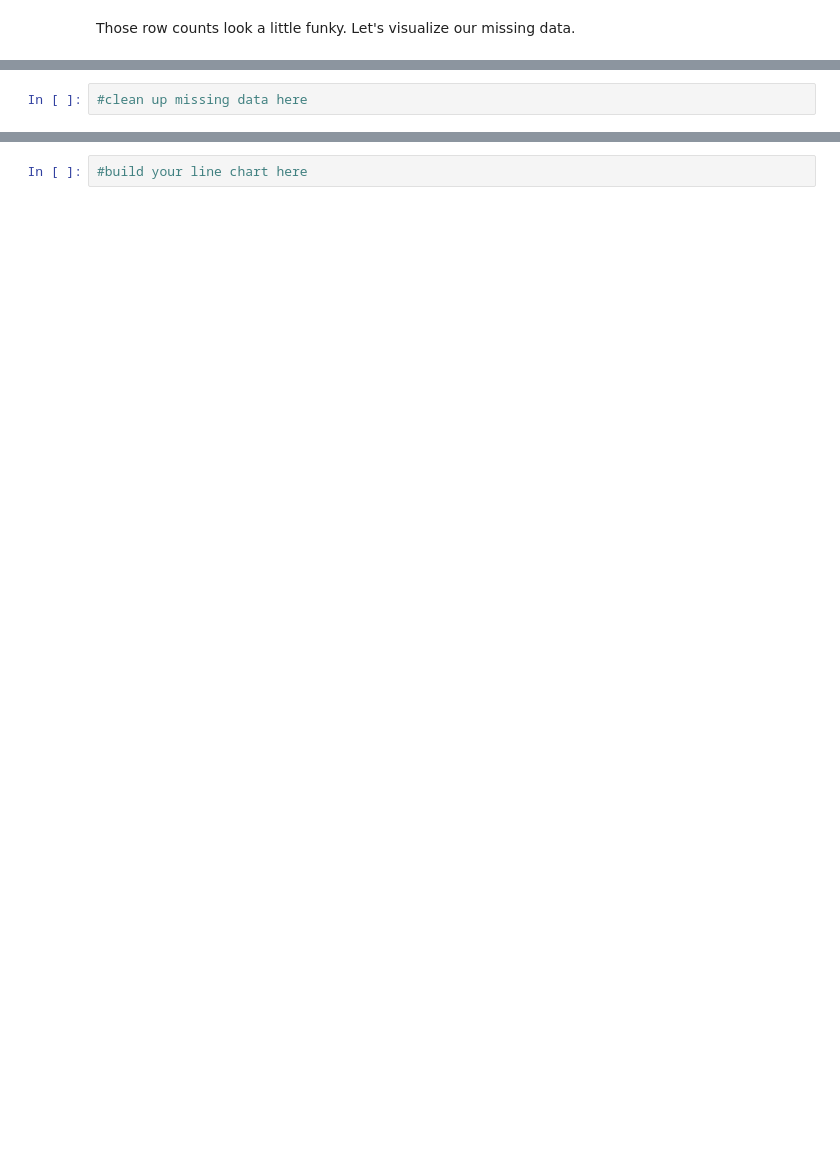
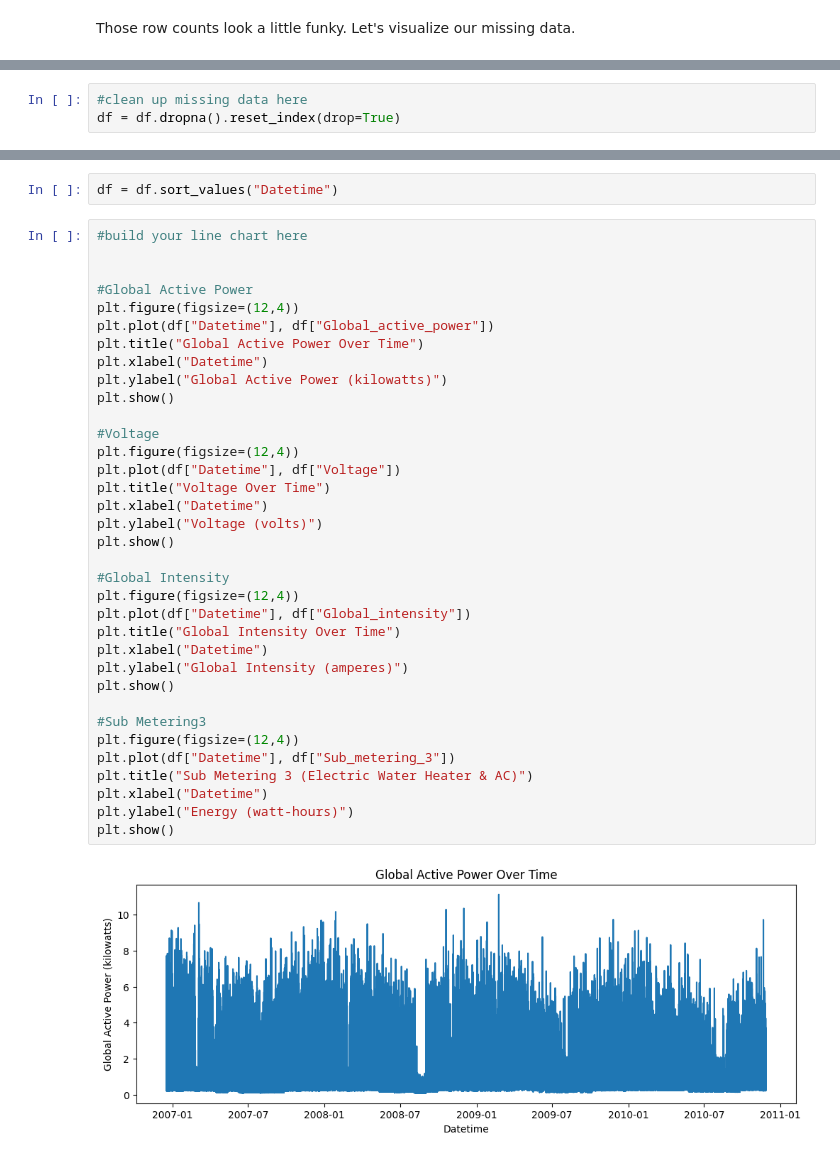
Before and after one commit to vedpd/aai-iot-cleaning-and-eda, a Jupyter notebook: Cleaning & EDA Assignment .ipynb, the cells around one changed output, grey strips where cells are left out. Cells and saved outputs as stored; diff of their text form; blank space fills up the shorter version.

```diff
--- a/Cleaning & EDA Assignment .ipynb
+++ b/Cleaning & EDA Assignment .ipynb
@@ -187,6 +198,7 @@ A:
 **TODO:Use your preferred method to remove or impute a value for the missing data**
 # %%
 #clean up missing data here
+df = df.dropna().reset_index(drop=True)
 # %%
 desc = df.describe()
 
@@ -206,2 +250,39 @@ A:
+# %%
+df = df.sort_values("Datetime")
 # %%
 #build your line chart here
+
+
+#Global Active Power
+plt.figure(figsize=(12,4))
+plt.plot(df["Datetime"], df["Global_active_power"])
+plt.title("Global Active Power Over Time")
+plt.xlabel("Datetime")
+plt.ylabel("Global Active Power (kilowatts)")
+plt.show()
+
+#Voltage
+plt.figure(figsize=(12,4))
+plt.plot(df["Datetime"], df["Voltage"])
+plt.title("Voltage Over Time")
+plt.xlabel("Datetime")
+plt.ylabel("Voltage (volts)")
+plt.show()
+
+#Global Intensity
+plt.figure(figsize=(12,4))
+plt.plot(df["Datetime"], df["Global_intensity"])
+plt.title("Global Intensity Over Time")
+plt.xlabel("Datetime")
+plt.ylabel("Global Intensity (amperes)")
+plt.show()
+
+#Sub Metering3
+plt.figure(figsize=(12,4))
+plt.plot(df["Datetime"], df["Sub_metering_3"])
+plt.title("Sub Metering 3 (Electric Water Heater & AC)")
+plt.xlabel("Datetime")
+plt.ylabel("Energy (watt-hours)")
+plt.show()
+# %% [output]
+[figure, added]
```
Also changed, not shown: parts of 20 cells of this notebook.
